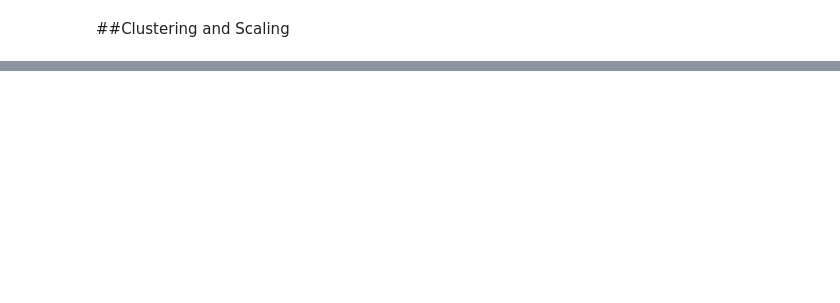
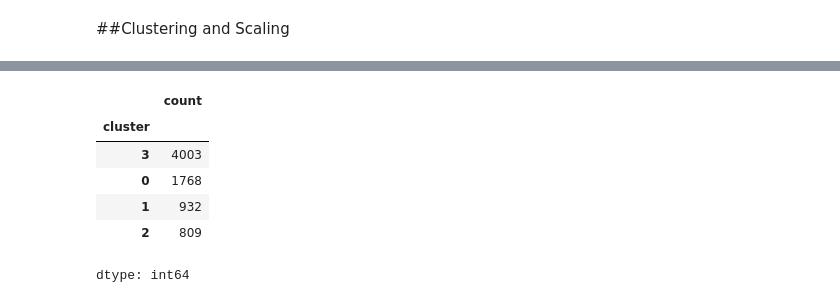
Before and after one commit to alexanderson522/INFO648, a Jupyter notebook: FinalProject/INFO648_Final_Project_AA_JK.ipynb, the cells around one changed output, grey strips where cells are left out. Cells and saved outputs as stored; diff of their text form; code cells hidden in the pictures; blank space fills up the shorter version.

```diff
--- a/FinalProject/INFO648_Final_Project_AA_JK.ipynb
+++ b/FinalProject/INFO648_Final_Project_AA_JK.ipynb
@@ -296,0 +365,16 @@ The features have been converted to per-tract rates for housing, age, and demogr
+# %%
+X_train = X_train.copy()
+X_test = X_test.copy()
+
+X_train['cluster'] = cluster_pipeline.predict(X_train[numeric_features])
+X_test['cluster'] = cluster_pipeline.predict(X_test[numeric_features])
+
+X_train['cluster'].value_counts()
+# %% [output]
+|  | count |
+| cluster |  |
+| 3 | 4003 |
+| 0 | 1768 |
+| 1 | 932 |
+| 2 | 809 |
+dtype: int64
```
Also changed, not shown: parts of 13 cells of this notebook.
